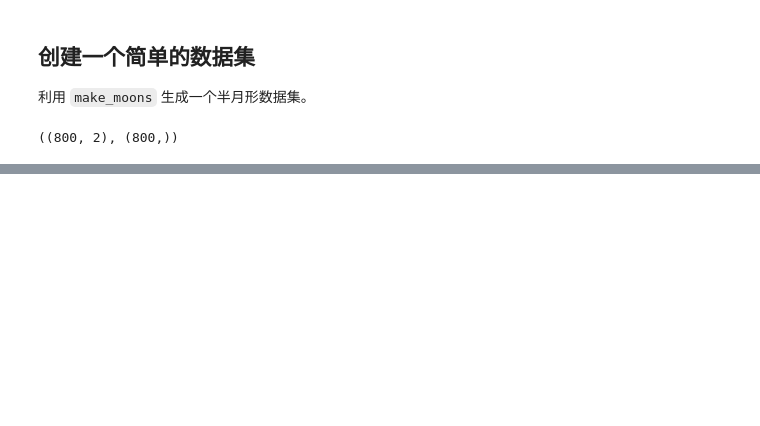
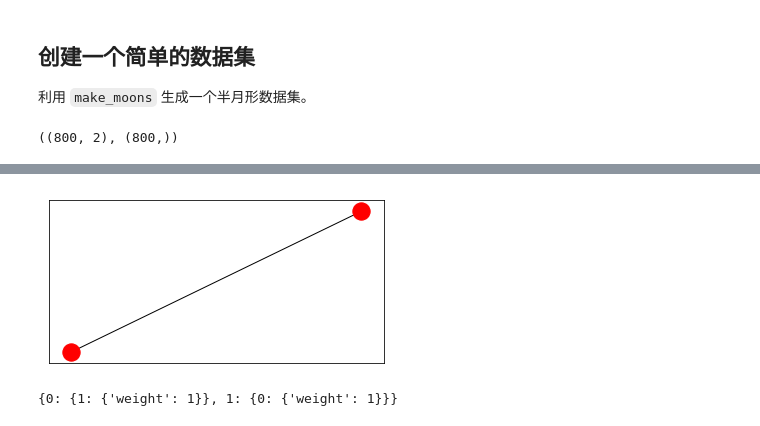
Before and after one commit to Papers-Collection/DecodePaper, a Jupyter notebook: notebook/lgc.ipynb, the cells around one changed output, grey strips where cells are left out. Saved outputs shown, nothing was run; the diff lists cells and outputs as text; code cells hidden in the pictures; blank space fills up the shorter version.

```diff
--- a/notebook/lgc.ipynb
+++ b/notebook/lgc.ipynb
@@ -114,0 +179,15 @@ plt.show()
+# %%
+dod = {0: {1: {'weight': 1}}}
+G = nx.from_dict_of_dicts(dod)  #或G=nx.Graph(dpl)
+plt.subplots(1,1,figsize=(6,3))
+nx.draw(G)
+plt.axis('on')
+plt.xticks([])
+plt.yticks([])
+plt.show()
+
+#图转换为字典
+print(nx.to_dict_of_dicts(G))
+# %% [output]
+[figure, added]
+{0: {1: {'weight': 1}}, 1: {0: {'weight': 1}}}
```
Also changed, not shown: parts of 27 cells of this notebook, 2 other files.
